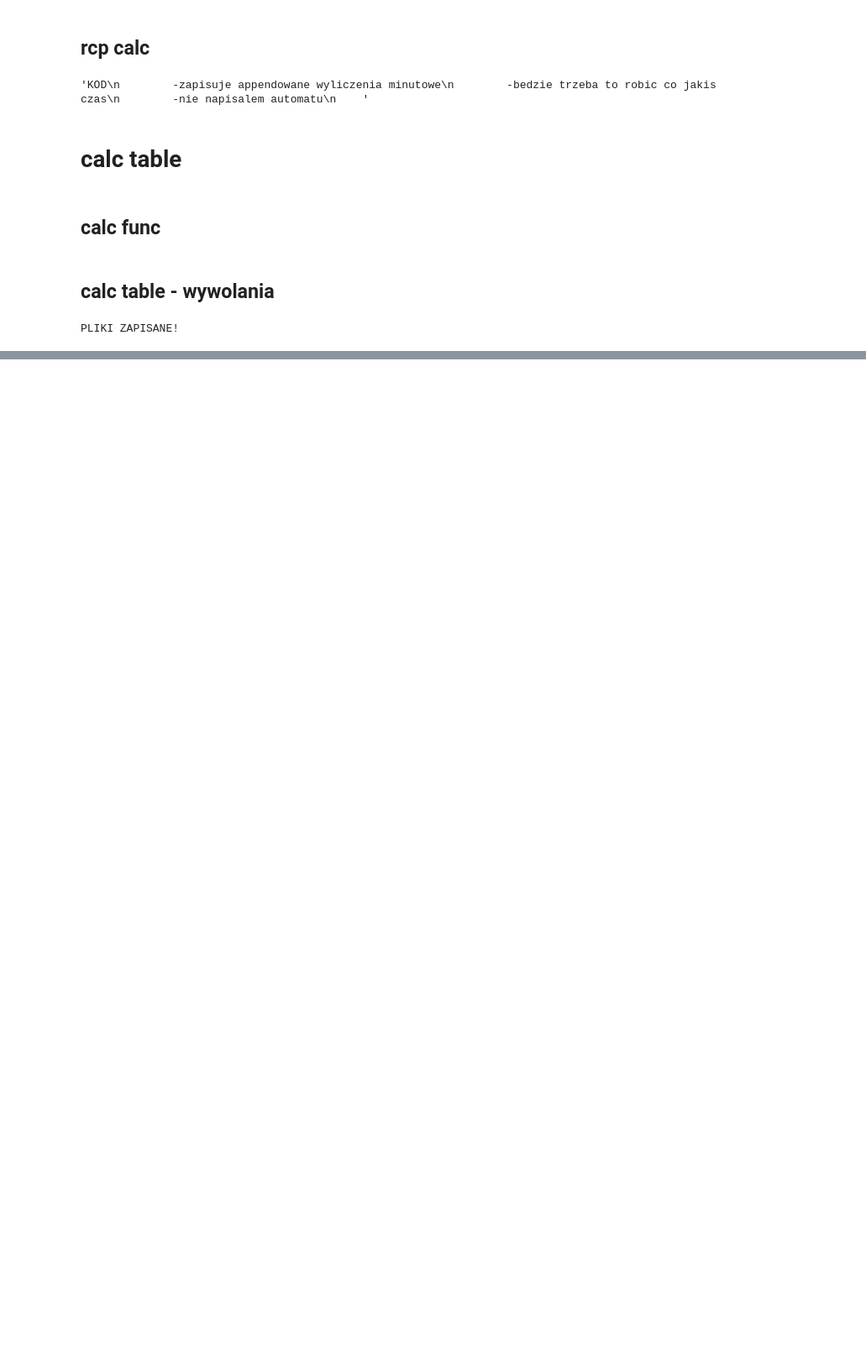
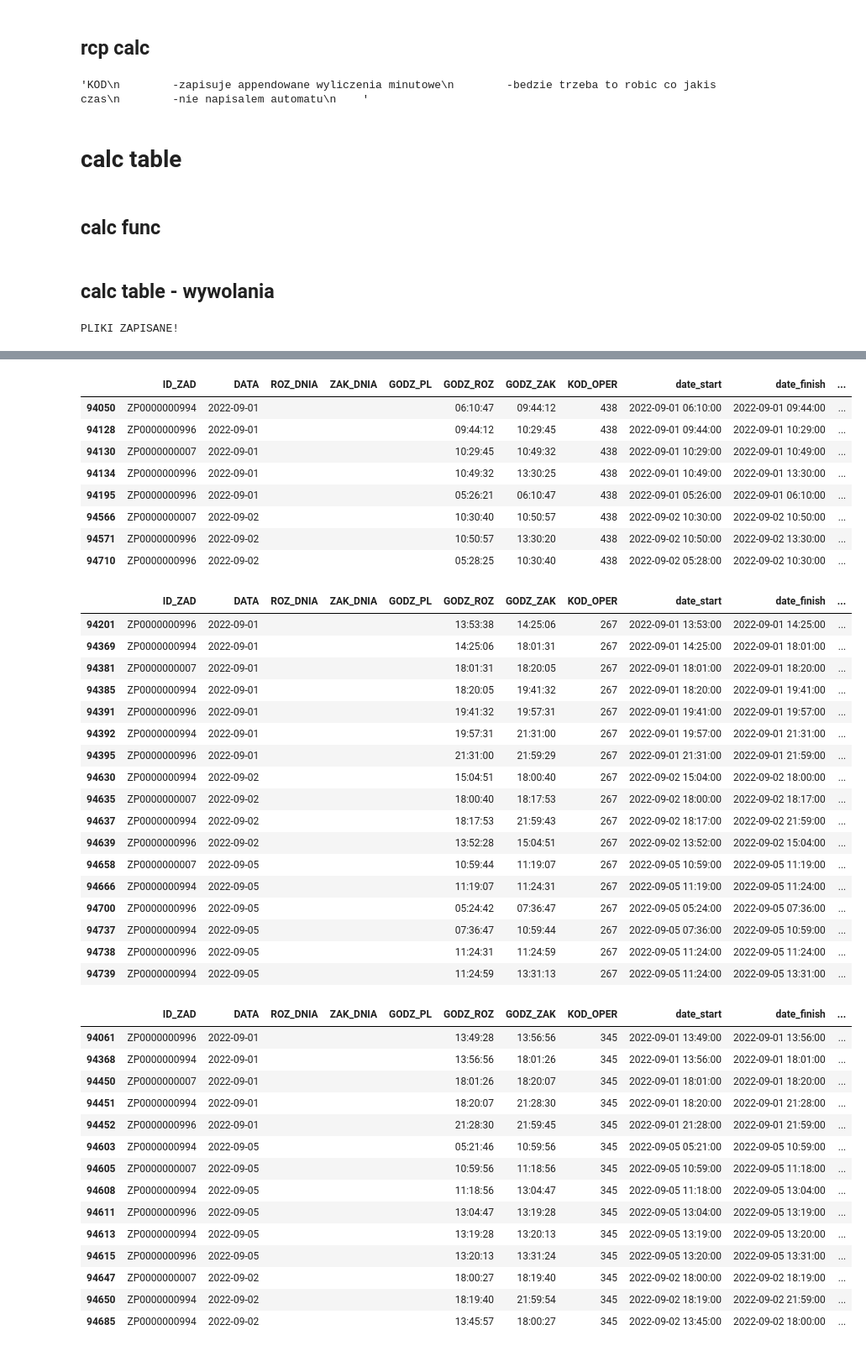
Before and after one commit to plggrzybuch/kupony, a Jupyter notebook: raport_kpi_kupony.ipynb, the cells around one changed output, grey strips where cells are left out. Shown: that part at 84% size. Cells and saved outputs as stored; diff of their text form; code cells hidden in the pictures; blank space fills up the shorter version.

```diff
--- a/raport_kpi_kupony.ipynb
+++ b/raport_kpi_kupony.ipynb
@@ -558,3 +557,6 @@ zapisano
     """
 df_ewid_rcp=df_ewid_rcp[df_ewid_rcp_append.columns]
 df_ewid_rcp=func_append_last_n13(df_ewid_rcp, df_ewid_rcp_append, 'DATA')
+# %%
+print(len(df_ewid_rcp[df_ewid_rcp.duplicated()]))
+df_ewid_rcp=df_ewid_rcp.drop_duplicates()
@@ -1531,3 +1535,9 @@ def func_run_calc_table_test(df):
 func_run_calc_table_test(df)
 # %% [output]
 PLIKI ZAPISANE!
+# %%
+display(df_rcp.loc[df_rcp['KOD_OPER']==1918].loc[df_rcp['DATA']>=np.datetime64('2022-09-01')]) #stasica
+display(df_rcp.loc[df_rcp['KOD_OPER']==438].loc[df_rcp['DATA']>=np.datetime64('2022-09-01')]) #
+display(df_rcp.loc[df_rcp['KOD_OPER']==267].loc[df_rcp['DATA']>=np.datetime64('2022-09-01')]) #tyc
+display(df_rcp.loc[df_rcp['KOD_OPER']==345].loc[df_rcp['DATA']>=np.datetime64('2022-09-01')])  #rypien
+# %% [output]
@@ -1533,0 +1553,42 @@ PLIKI ZAPISANE!
+|  | ID_ZAD | DATA | ROZ_DNIA | ZAK_DNIA | GODZ_PL | GODZ_ROZ | GODZ_ZAK | KOD_OPER | date_start | date_finish | ... |
+| 94050 | ZP0000000994 | 2022-09-01 |  |  |  | 06:10:47 | 09:44:12 | 438 | 2022-09-01 06:10:00 | 2022-09-01 09:44:00 | ... |
+| 94128 | ZP0000000996 | 2022-09-01 |  |  |  | 09:44:12 | 10:29:45 | 438 | 2022-09-01 09:44:00 | 2022-09-01 10:29:00 | ... |
+| 94130 | ZP0000000007 | 2022-09-01 |  |  |  | 10:29:45 | 10:49:32 | 438 | 2022-09-01 10:29:00 | 2022-09-01 10:49:00 | ... |
+| 94134 | ZP0000000996 | 2022-09-01 |  |  |  | 10:49:32 | 13:30:25 | 438 | 2022-09-01 10:49:00 | 2022-09-01 13:30:00 | ... |
+| 94195 | ZP0000000996 | 2022-09-01 |  |  |  | 05:26:21 | 06:10:47 | 438 | 2022-09-01 05:26:00 | 2022-09-01 06:10:00 | ... |
+| 94566 | ZP0000000007 | 2022-09-02 |  |  |  | 10:30:40 | 10:50:57 | 438 | 2022-09-02 10:30:00 | 2022-09-02 10:50:00 | ... |
+| 94571 | ZP0000000996 | 2022-09-02 |  |  |  | 10:50:57 | 13:30:20 | 438 | 2022-09-02 10:50:00 | 2022-09-02 13:30:00 | ... |
+| 94710 | ZP0000000996 | 2022-09-02 |  |  |  | 05:28:25 | 10:30:40 | 438 | 2022-09-02 05:28:00 | 2022-09-02 10:30:00 | ... |
+|  | ID_ZAD | DATA | ROZ_DNIA | ZAK_DNIA | GODZ_PL | GODZ_ROZ | GODZ_ZAK | KOD_OPER | date_start | date_finish | ... |
+| 94201 | ZP0000000996 | 2022-09-01 |  |  |  | 13:53:38 | 14:25:06 | 267 | 2022-09-01 13:53:00 | 2022-09-01 14:25:00 | ... |
+| 94369 | ZP0000000994 | 2022-09-01 |  |  |  | 14:25:06 | 18:01:31 | 267 | 2022-09-01 14:25:00 | 2022-09-01 18:01:00 | ... |
+| 94381 | ZP0000000007 | 2022-09-01 |  |  |  | 18:01:31 | 18:20:05 | 267 | 2022-09-01 18:01:00 | 2022-09-01 18:20:00 | ... |
+| 94385 | ZP0000000994 | 2022-09-01 |  |  |  | 18:20:05 | 19:41:32 | 267 | 2022-09-01 18:20:00 | 2022-09-01 19:41:00 | ... |
+| 94391 | ZP0000000996 | 2022-09-01 |  |  |  | 19:41:32 | 19:57:31 | 267 | 2022-09-01 19:41:00 | 2022-09-01 19:57:00 | ... |
+| 94392 | ZP0000000994 | 2022-09-01 |  |  |  | 19:57:31 | 21:31:00 | 267 | 2022-09-01 19:57:00 | 2022-09-01 21:31:00 | ... |
+| 94395 | ZP0000000996 | 2022-09-01 |  |  |  | 21:31:00 | 21:59:29 | 267 | 2022-09-01 21:31:00 | 2022-09-01 21:59:00 | ... |
+| 94630 | ZP0000000994 | 2022-09-02 |  |  |  | 15:04:51 | 18:00:40 | 267 | 2022-09-02 15:04:00 | 2022-09-02 18:00:00 | ... |
+| 94635 | ZP0000000007 | 2022-09-02 |  |  |  | 18:00:40 | 18:17:53 | 267 | 2022-09-02 18:00:00 | 2022-09-02 18:17:00 | ... |
+| 94637 | ZP0000000994 | 2022-09-02 |  |  |  | 18:17:53 | 21:59:43 | 267 | 2022-09-02 18:17:00 | 2022-09-02 21:59:00 | ... |
+| 94639 | ZP0000000996 | 2022-09-02 |  |  |  | 13:52:28 | 15:04:51 | 267 | 2022-09-02 13:52:00 | 2022-09-02 15:04:00 | ... |
+| 94658 | ZP0000000007 | 2022-09-05 |  |  |  | 10:59:44 | 11:19:07 | 267 | 2022-09-05 10:59:00 | 2022-09-05 11:19:00 | ... |
+| 94666 | ZP0000000994 | 2022-09-05 |  |  |  | 11:19:07 | 11:24:31 | 267 | 2022-09-05 11:19:00 | 2022-09-05 11:24:00 | ... |
+| 94700 | ZP0000000996 | 2022-09-05 |  |  |  | 05:24:42 | 07:36:47 | 267 | 2022-09-05 05:24:00 | 2022-09-05 07:36:00 | ... |
+| 94737 | ZP0000000994 | 2022-09-05 |  |  |  | 07:36:47 | 10:59:44 | 267 | 2022-09-05 07:36:00 | 2022-09-05 10:59:00 | ... |
+| 94738 | ZP0000000996 | 2022-09-05 |  |  |  | 11:24:31 | 11:24:59 | 267 | 2022-09-05 11:24:00 | 2022-09-05 11:24:00 | ... |
+| 94739 | ZP0000000994 | 2022-09-05 |  |  |  | 11:24:59 | 13:31:13 | 267 | 2022-09-05 11:24:00 | 2022-09-05 13:31:00 | ... |
+|  | ID_ZAD | DATA | ROZ_DNIA | ZAK_DNIA | GODZ_PL | GODZ_ROZ | GODZ_ZAK | KOD_OPER | date_start | date_finish | ... |
+| 94061 | ZP0000000996 | 2022-09-01 |  |  |  | 13:49:28 | 13:56:56 | 345 | 2022-09-01 13:49:00 | 2022-09-01 13:56:00 | ... |
+| 94368 | ZP0000000994 | 2022-09-01 |  |  |  | 13:56:56 | 18:01:26 | 345 | 2022-09-01 13:56:00 | 2022-09-01 18:01:00 | ... |
+| 94450 | ZP0000000007 | 2022-09-01 |  |  |  | 18:01:26 | 18:20:07 | 345 | 2022-09-01 18:01:00 | 2022-09-01 18:20:00 | ... |
+| 94451 | ZP0000000994 | 2022-09-01 |  |  |  | 18:20:07 | 21:28:30 | 345 | 2022-09-01 18:20:00 | 2022-09-01 21:28:00 | ... |
+| 94452 | ZP0000000996 | 2022-09-01 |  |  |  | 21:28:30 | 21:59:45 | 345 | 2022-09-01 21:28:00 | 2022-09-01 21:59:00 | ... |
+| 94603 | ZP0000000994 | 2022-09-05 |  |  |  | 05:21:46 | 10:59:56 | 345 | 2022-09-05 05:21:00 | 2022-09-05 10:59:00 | ... |
+| 94605 | ZP0000000007 | 2022-09-05 |  |  |  | 10:59:56 | 11:18:56 | 345 | 2022-09-05 10:59:00 | 2022-09-05 11:18:00 | ... |
+| 94608 | ZP0000000994 | 2022-09-05 |  |  |  | 11:18:56 | 13:04:47 | 345 | 2022-09-05 11:18:00 | 2022-09-05 13:04:00 | ... |
+| 94611 | ZP0000000996 | 2022-09-05 |  |  |  | 13:04:47 | 13:19:28 | 345 | 2022-09-05 13:04:00 | 2022-09-05 13:19:00 | ... |
+| 94613 | ZP0000000994 | 2022-09-05 |  |  |  | 13:19:28 | 13:20:13 | 345 | 2022-09-05 13:19:00 | 2022-09-05 13:20:00 | ... |
+| 94615 | ZP0000000996 | 2022-09-05 |  |  |  | 13:20:13 | 13:31:24 | 345 | 2022-09-05 13:20:00 | 2022-09-05 13:31:00 | ... |
+| 94647 | ZP0000000007 | 2022-09-02 |  |  |  | 18:00:27 | 18:19:40 | 345 | 2022-09-02 18:00:00 | 2022-09-02 18:19:00 | ... |
+| 94650 | ZP0000000994 | 2022-09-02 |  |  |  | 18:19:40 | 21:59:54 | 345 | 2022-09-02 18:19:00 | 2022-09-02 21:59:00 | ... |
+| 94685 | ZP0000000994 | 2022-09-02 |  |  |  | 13:45:57 | 18:00:27 | 345 | 2022-09-02 13:45:00 | 2022-09-02 18:00:00 | ... |
```
Also changed, not shown: parts of 6 cells of this notebook.
